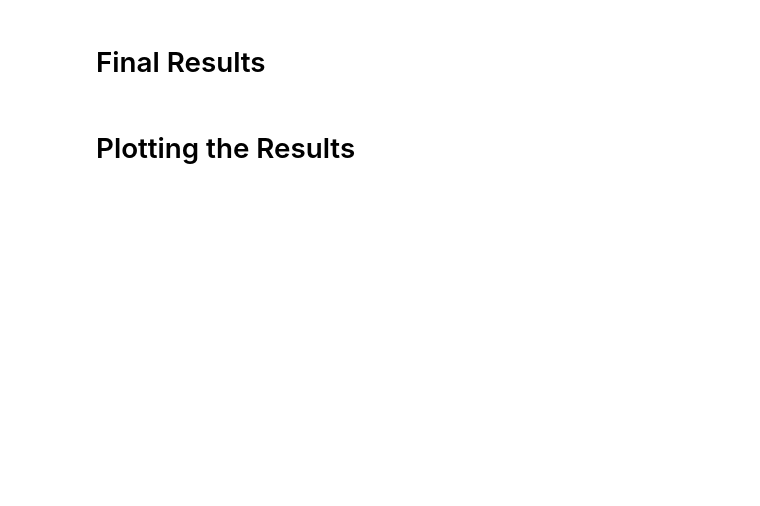
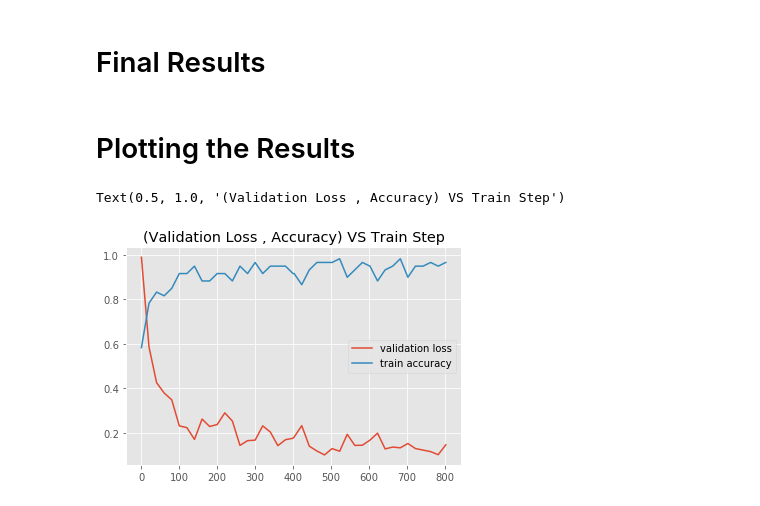
Before and after one commit to kalpadiptyaroy/Research, a Jupyter notebook: Resnet34_Notebook.ipynb, the cells around one changed output. Saved outputs shown, nothing was run; the diff lists cells and outputs as text; code cells hidden in the pictures; blank space fills up the shorter version.

```diff
--- a/Resnet34_Notebook.ipynb
+++ b/Resnet34_Notebook.ipynb
@@ -98,7 +103,7 @@ train_dataset = ChestXRayDataset(train_dirs, train_transform)
 # %%
 test_dirs = {
-    'Covid' : 'Dataset/test/Covid',
-    'Non-Covid' : 'Dataset/test/Non-Covid'
+    'Covid' : 'Dataset2/test/Covid',
+    'Non-Covid' : 'Dataset2/test/Non-Covid'
 }
 
 test_dataset = ChestXRayDataset(test_dirs, test_transform)
@@ -157,14 +212,25 @@ def show_preds():
 # %% [markdown]
 # Training the Model
 # %%
-def train(epochs):
-    print('Starting Training ...')
+def train(epochs, resume_from_checkpoint = False):
     accuracy_yaxis = []
     val_loss_yaxis = []
+    train_loss_yaxis = []
+    val_accuracy_yaxis = []
     steps_xaxis = []
-    for e in range(0, epochs):
+
+    if resume_from_checkpoint == True:
+        starting_epoch, accuracy_yaxis, val_loss_yaxis, steps_xaxis = load_checkpoint(resnet34, optimizer)
+        print('Starting Epoch = ', starting_epoch)
+        print('Resumed from Last Saved Checkpoint')
+    else:
+        starting_epoch = 0
+
+    print('Starting Training ...')
+
+    for e in range(starting_epoch, starting_epoch + epochs):
         print('_'*20)
-        print(f'Starting epoch {e + 1} / {epochs}')
+        print(f'Starting epoch {e + 1} / {starting_epoch + epochs}')
         print('_'*20)
 
         train_loss, val_loss = 0, 0
@@ -190,6 +256,8 @@ def train(epochs):
                     _, preds = torch.max(outputs, 1)
                     accuracy += sum((preds == labels).numpy())
 
+                val_accuracy_yaxis.append(accuracy)
+                train_loss_yaxis.append(train_loss)
                 val_loss /= (val_step + 1)
                 accuracy = accuracy / len(test_dataset)
                 print(f'Validation Loss: {val_loss:.4f}, Accuracy:{accuracy:.4f}')
@@ -199,15 +267,20 @@ def train(epochs):
                 #show_preds()
                 resnet34.train()
 
-                if accuracy >= 0.97:
+                if accuracy >= 0.99:
                     print('Performance Condition Satisfied, Stopping ...')
-                    return
+                    save_checkpoint(resnet34, optimizer, e + 1, accuracy_yaxis, val_loss_yaxis, steps_xaxis)
+                    return (accuracy_yaxis, val_loss_yaxis, train_loss_yaxis, val_accuracy_yaxis, steps_xaxis)
 
         train_loss /= (train_step + 1)
 
         print(f'Training Loss: {train_loss:.4f}')
+
+        if (e + 1) % 5 == 0:
+            save_checkpoint(resnet34, optimizer, e + 1, accuracy_yaxis, val_loss_yaxis, steps_xaxis)
+
     print('Training Complete ....')
-    return (accuracy_yaxis, val_loss_yaxis, steps_xaxis)
+    return (accuracy_yaxis, val_loss_yaxis, train_loss_yaxis, val_accuracy_yaxis, steps_xaxis)
 # %%
 %%time
-accuracy_yaxis, val_loss_yaxis, steps_xaxis = train(epochs = 15)
+accuracy_yaxis, val_loss_yaxis, train_loss_yaxis, val_accuracy_yaxis, steps_xaxis = train(epochs = 2)
@@ -218,7 +309,14 @@ show_preds()
 # %% [markdown]
 # Plotting the Results
 # %%
+plt.style.use("ggplot")
+plt.figure()
 plt.plot(steps_xaxis, val_loss_yaxis, label = 'validation loss')
-plt.plot(steps_xaxis, accuracy_yaxis, label = 'accuracy')
+plt.plot(steps_xaxis, accuracy_yaxis, label = 'train accuracy')
+#plt.plot(steps_xaxis, train_loss_yaxis, label = 'train loss')
+#plt.plot(steps_xaxis, val_accuracy_yaxis, label = 'validation accuracy')
 plt.legend()
 plt.title('(Validation Loss , Accuracy) VS Train Step')
+# %% [output]
+Text(0.5, 1.0, '(Validation Loss , Accuracy) VS Train Step')
+[figure, added]
```
Also changed, not shown: parts of 11 cells of this notebook, 4 other files.
